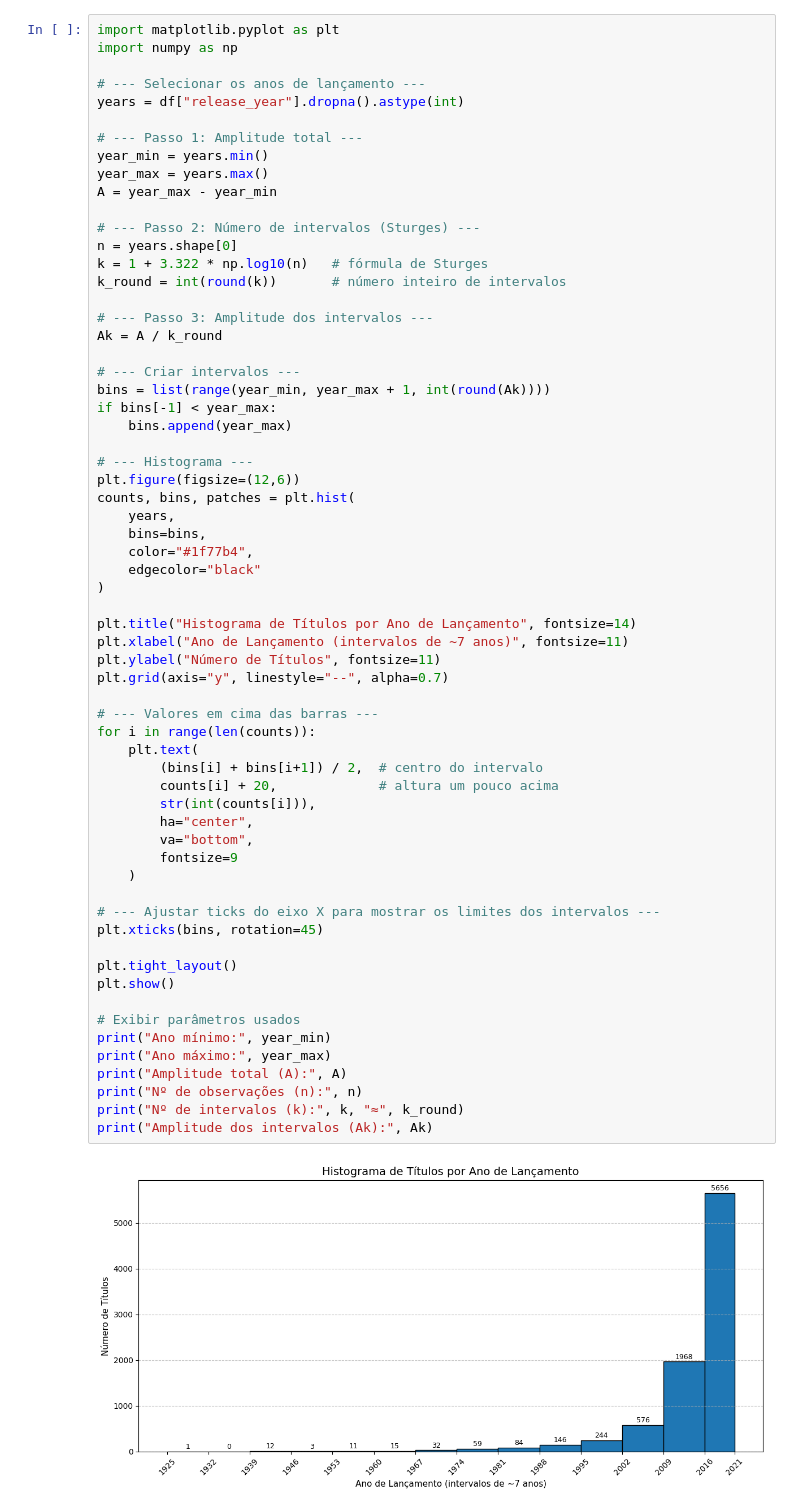
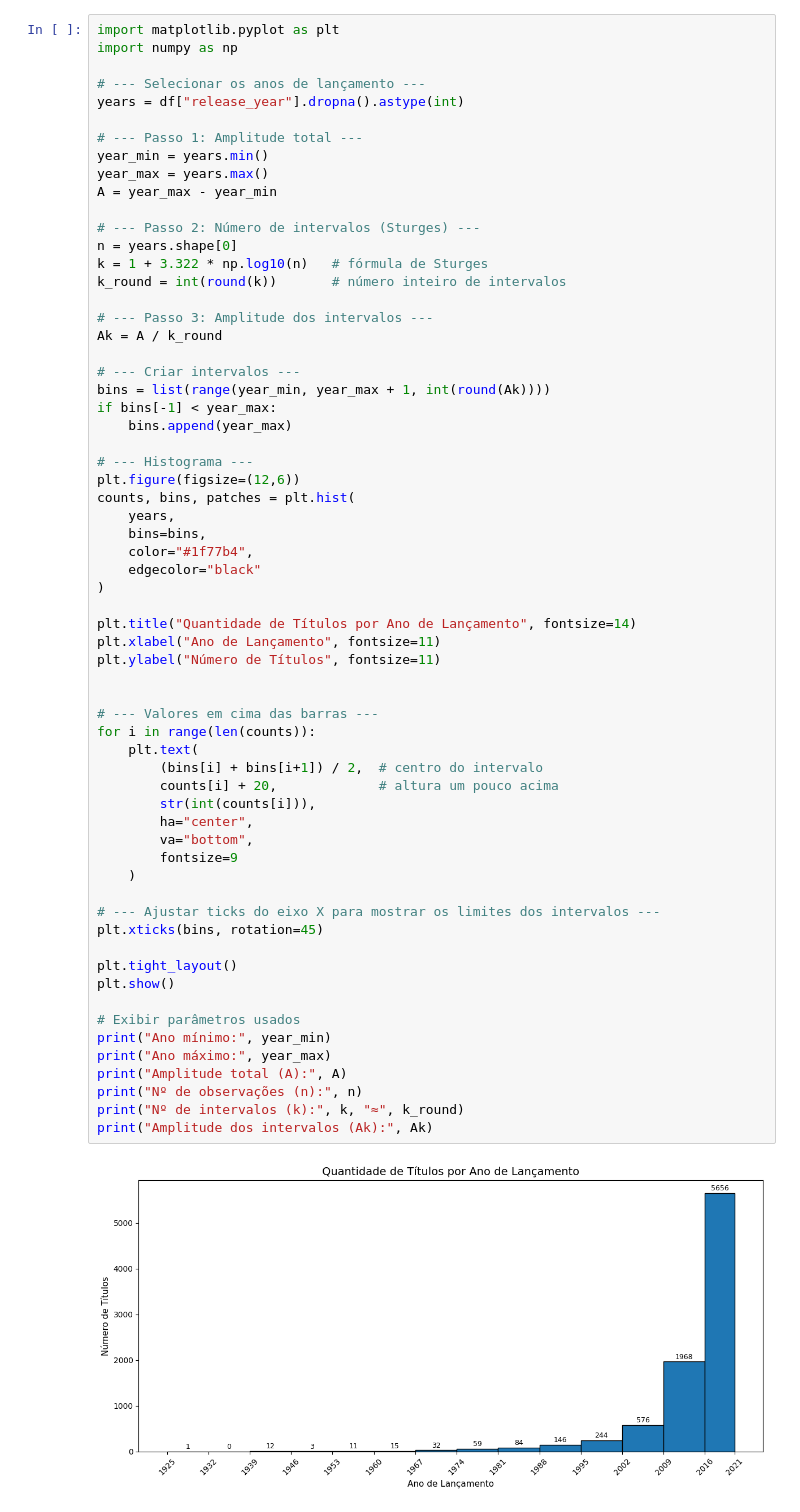
Before and after one commit to isadoraxaavier/trabalho_estatistica, a Jupyter notebook: Estatística.ipynb, the cells around one changed output. Cells and saved outputs as stored; diff of their text form.

```diff
--- a/Estatística.ipynb
+++ b/Estatística.ipynb
@@ -155,37 +179,37 @@ counts, bins, patches = plt.hist(
     edgecolor="black"
 )
 
-plt.title("Histograma de Títulos por Ano de Lançamento", fontsize=14)
-plt.xlabel("Ano de Lançamento (intervalos de ~7 anos)", fontsize=11)
+plt.title("Quantidade de Títulos por Ano de Lançamento", fontsize=14)
+plt.xlabel("Ano de Lançamento", fontsize=11)
 plt.ylabel("Número de Títulos", fontsize=11)
-plt.grid(axis="y", linestyle="--", alpha=0.7)
+
 
 # --- Valores em cima das barras ---
 for i in range(len(counts)):
     plt.text(
         (bins[i] + bins[i+1]) / 2,  # centro do intervalo
         counts[i] + 20,             # altura um pouco acima
         str(int(counts[i])),
         ha="center",
         va="bottom",
         fontsize=9
     )
 
 # --- Ajustar ticks do eixo X para mostrar os limites dos intervalos ---
 plt.xticks(bins, rotation=45)
 
 plt.tight_layout()
 plt.show()
 
 # Exibir parâmetros usados
 print("Ano mínimo:", year_min)
 print("Ano máximo:", year_max)
 print("Amplitude total (A):", A)
 print("Nº de observações (n):", n)
 print("Nº de intervalos (k):", k, "≈", k_round)
 print("Amplitude dos intervalos (Ak):", Ak)
 # %% [output]
-[figure, old version]
+[figure, new version]
 Ano mínimo: 1925
 Ano máximo: 2021
 Amplitude total (A): 96
```
Also changed, not shown: parts of 4 cells of this notebook.
